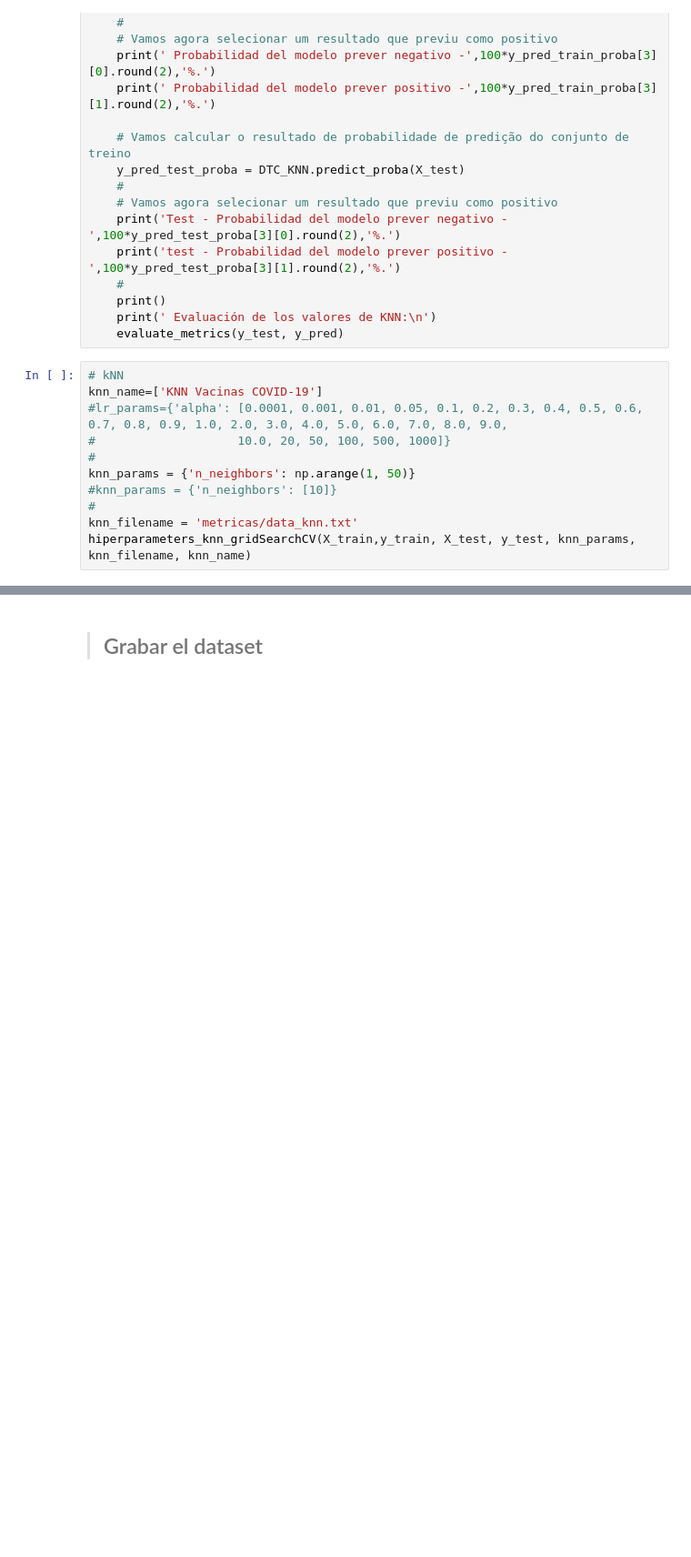
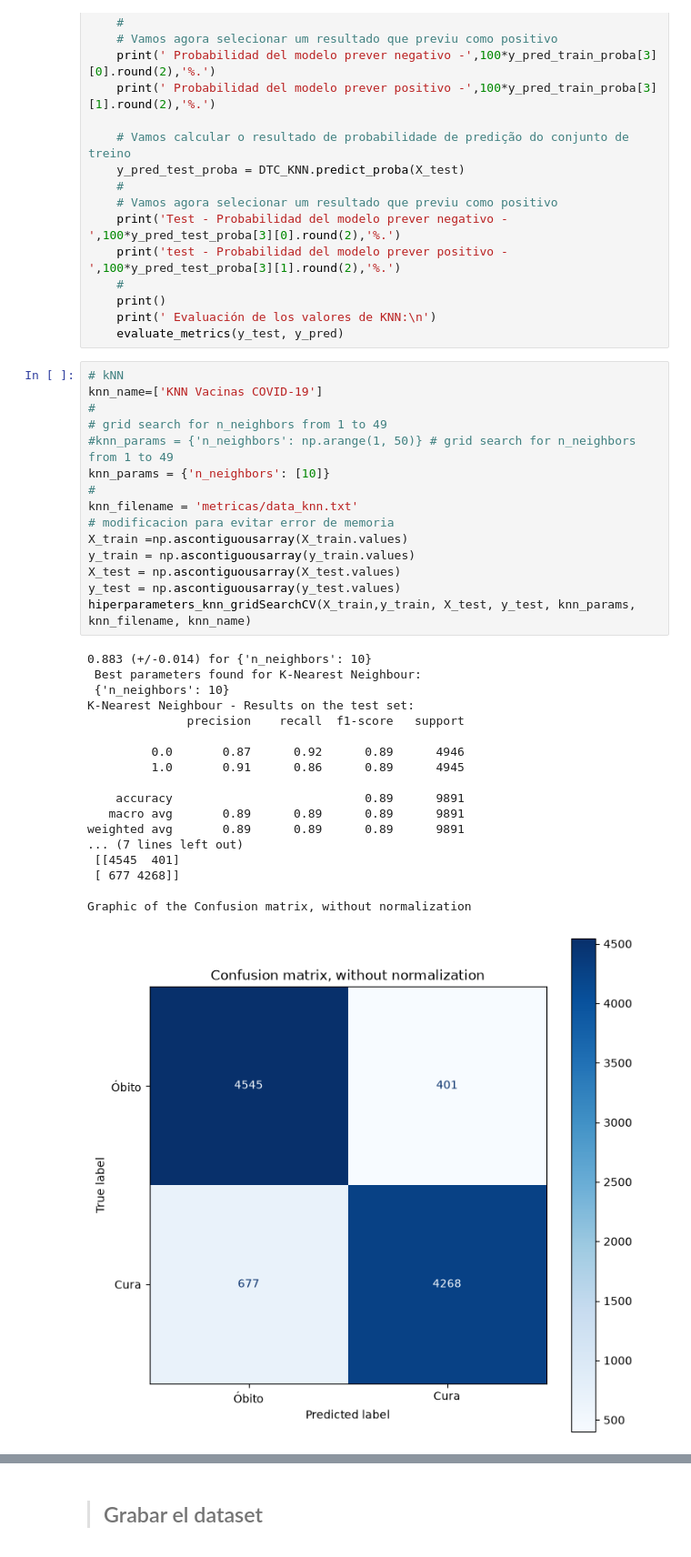
Before and after one commit to zavaleta/Mineria_de_datos, a Jupyter notebook: clasificacion_algoritmos.ipynb, the cells around one changed output, grey strips where cells are left out. Shown at 91% size. Cells and saved outputs as stored; diff of their text form; blank space fills up the shorter version.

```diff
--- a/clasificacion_algoritmos.ipynb
+++ b/clasificacion_algoritmos.ipynb
@@ -573,11 +648,34 @@ def hiperparameters_knn_gridSearchCV(X_train,y_train, X_test, y_test, params, fi
 # %%
 # kNN
 knn_name=['KNN Vacinas COVID-19']
-#lr_params={'alpha': [0.0001, 0.001, 0.01, 0.05, 0.1, 0.2, 0.3, 0.4, 0.5, 0.6, 0.7, 0.8, 0.9, 1.0, 2.0, 3.0, 4.0, 5.0, 6.0, 7.0, 8.0, 9.0,
-#                    10.0, 20, 50, 100, 500, 1000]}
 #
-knn_params = {'n_neighbors': np.arange(1, 50)}
-#knn_params = {'n_neighbors': [10]}
+# grid search for n_neighbors from 1 to 49
+#knn_params = {'n_neighbors': np.arange(1, 50)} # grid search for n_neighbors from 1 to 49
+knn_params = {'n_neighbors': [10]}
 #
 knn_filename = 'metricas/data_knn.txt'
+# modificacion para evitar error de memoria
+X_train =np.ascontiguousarray(X_train.values)
+y_train = np.ascontiguousarray(y_train.values)
+X_test = np.ascontiguousarray(X_test.values)
+y_test = np.ascontiguousarray(y_test.values)
 hiperparameters_knn_gridSearchCV(X_train,y_train, X_test, y_test, knn_params, knn_filename, knn_name)
+# %% [output]
+0.883 (+/-0.014) for {'n_neighbors': 10}
+ Best parameters found for K-Nearest Neighbour:
+ {'n_neighbors': 10}
+K-Nearest Neighbour - Results on the test set:
+              precision    recall  f1-score   support
+
+         0.0       0.87      0.92      0.89      4946
+         1.0       0.91      0.86      0.89      4945
+
+    accuracy                           0.89      9891
+   macro avg       0.89      0.89      0.89      9891
+weighted avg       0.89      0.89      0.89      9891
+... (7 lines left out)
+ [[4545  401]
+ [ 677 4268]]
+
+Graphic of the Confusion matrix, without normalization
+[figure, added]
```
Also changed, not shown: parts of 14 cells of this notebook.
